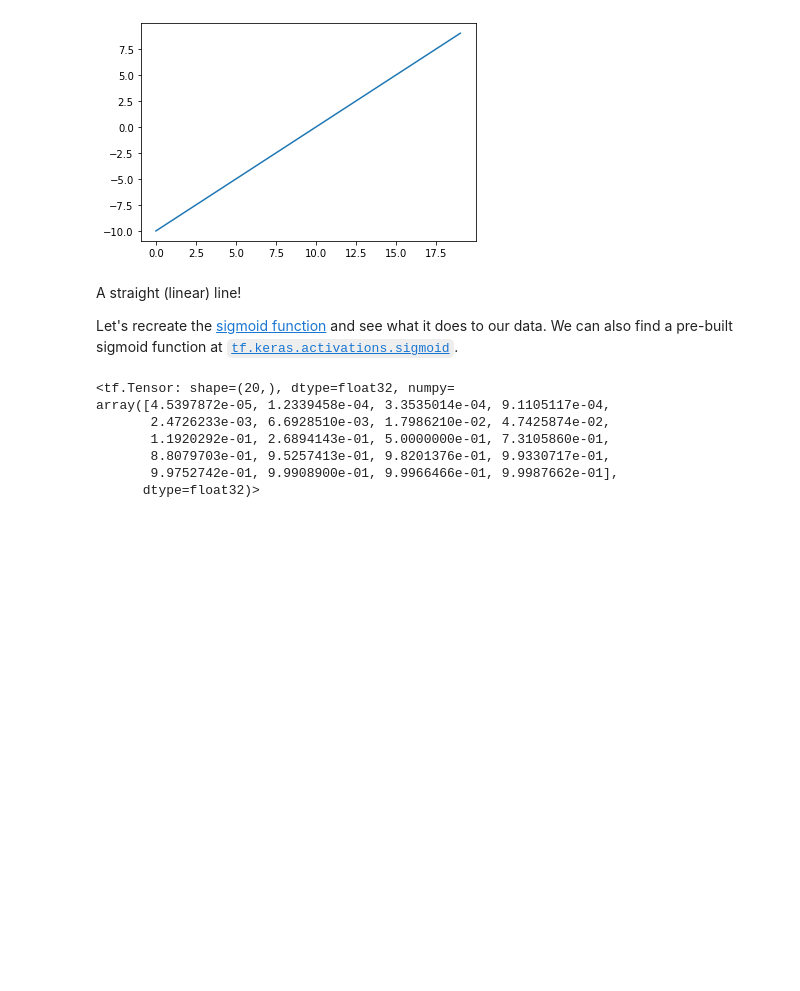
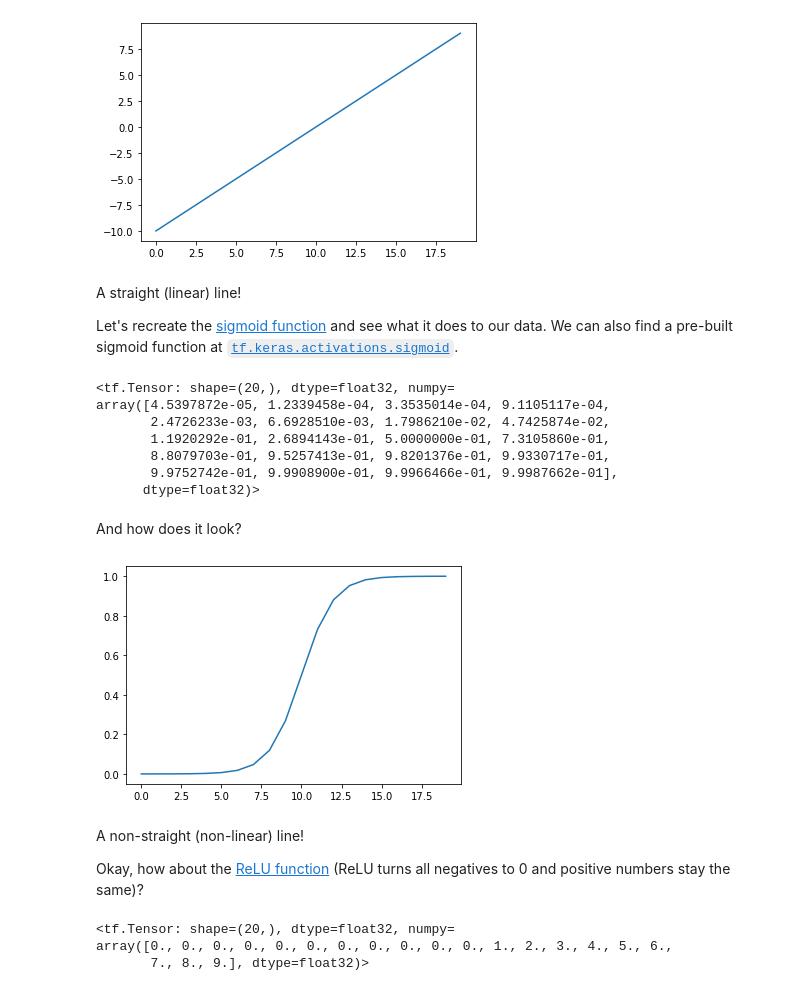
Before and after one commit to MRUTYUNJAYAMOHANTY/DATA-SCIENCE, a Jupyter notebook: TENSORFLOW/Neural_Network_Classification_TF/02_neural_network_classification_in_tensorflow.ipynb, the cells around one changed output. Saved outputs shown, nothing was run; the diff lists cells and outputs as text; code cells hidden in the pictures; blank space fills up the shorter version.

Commit message:
relu

```diff
--- a/TENSORFLOW/Neural_Network_Classification_TF/02_neural_network_classification_in_tensorflow.ipynb
+++ b/TENSORFLOW/Neural_Network_Classification_TF/02_neural_network_classification_in_tensorflow.ipynb
@@ -795,3 +795,25 @@ array([4.5397872e-05, 1.2339458e-04, 3.3535014e-04, 9.1105117e-04,
        8.8079703e-01, 9.5257413e-01, 9.8201376e-01, 9.9330717e-01,
        9.9752742e-01, 9.9908900e-01, 9.9966466e-01, 9.9987662e-01],
       dtype=float32)>
+# %% [markdown]
+And how does it look?
+# %%
+# Plot sigmoid modified tensor
+plt.plot(sigmoid(A));
+# %% [output]
+[figure, added]
+# %% [markdown]
+A non-straight (non-linear) line!
+
+Okay, how about the [ReLU function](https://machinelearningmastery.com/rectified-linear-activation-function-for-deep-learning-neural-networks/#:~:text=The%20rectified%20linear%20activation%20function,otherwise%2C%20it%20will%20output%20zero.) (ReLU turns all negatives to 0 and positive numbers stay the same)?
+# %%
+# ReLU - https://www.tensorflow.org/api_docs/python/tf/keras/activations/relu
+def relu(x):
+  return tf.maximum(0, x)
+
+# Pass toy tensor through ReLU function
+relu(A)
+# %% [output]
+<tf.Tensor: shape=(20,), dtype=float32, numpy=
+array([0., 0., 0., 0., 0., 0., 0., 0., 0., 0., 0., 1., 2., 3., 4., 5., 6.,
+       7., 8., 9.], dtype=float32)>
```
Also changed, not shown: parts of 10 cells of this notebook.
